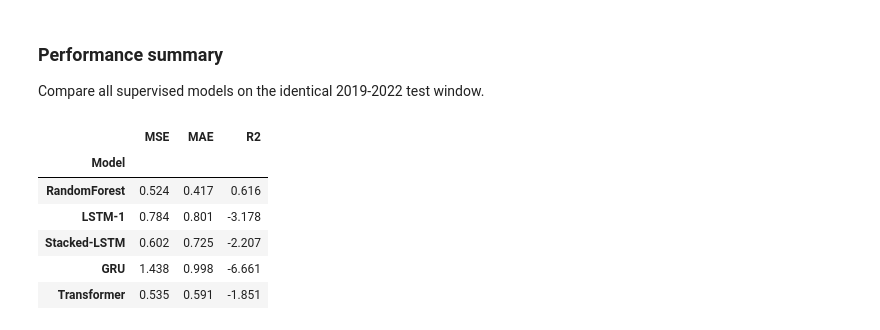
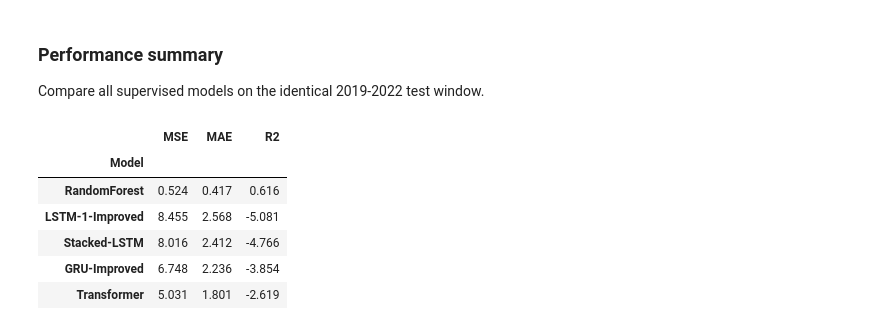
Before and after one commit to virajparmaj/Macroeconomic-Regime-Analysis-Credit-Risk-Forecasting, a Jupyter notebook: notebooks/viraj/p2_models.ipynb, the cells around one changed output. Saved outputs shown, nothing was run; the diff lists cells and outputs as text; code cells hidden in the pictures.

```diff
--- a/notebooks/viraj/p2_models.ipynb
+++ b/notebooks/viraj/p2_models.ipynb
@@ -180,7 +175,8 @@ The feature cube will include:
 from utilities.functions import make_sequences, fit_scaler
 
 soft_cols   = [c for c in df.columns if c.startswith("Regime_Prob_")]
-seq_features = base_feats + soft_cols + ['Credit_Spread']   # include current spread
+seq_features = base_feats + soft_cols   # ← drop 'Credit_Spread' here entirely
+
 print("Sequence feature count:", len(seq_features))
 
 # --- scaling (fit on train only)
@@ -281,17 +290,18 @@ from tensorflow.keras.callbacks import EarlyStopping, ReduceLROnPlateau, ModelCh
 
 # 4-C  Callbacks
 cb = [
-    EarlyStopping(patience=15, restore_best_weights=True),
-    ReduceLROnPlateau(patience=7, factor=0.2, min_lr=1e-5),
+    EarlyStopping(patience=20, restore_best_weights=True),
+    ReduceLROnPlateau(patience=10, factor=0.5, min_lr=1e-6),
     ModelCheckpoint(DL_MODEL_DIR+"lstm1_best.keras", save_best_only=True)
 ]
 # %%
-# 4-D  Fit
+# ── 4-D  Fit
 hist1 = model1.fit(
     X_train_seq, y_train_seq,
     validation_split=0.15,
-    epochs=EPOCHS, batch_size=BATCH_SIZE,
-    callbacks=cb,    # ← now cb is defined
+    epochs=EPOCHS,              # e.g. 100+
+    batch_size=BATCH_SIZE,      # e.g. 32
+    callbacks=cb,
     verbose=2
 )
 # %% [output]
@@ -498,17 +1028,17 @@ print(f"[Transformer] MSE={mse4:.3f} MAE={mae4:.3f} R²={r24:.3f}")
 Compare all supervised models on the identical 2019-2022 test window.
 # %%
 summary = pd.DataFrame({
-    "Model": ["RandomForest","LSTM-1","Stacked-LSTM","GRU","Transformer"],
-    "MSE"  : [0.524, mse1, mse2, mse3, mse4],
-    "MAE"  : [0.417, mae1, mae2, mae3, mae4],
-    "R2"   : [0.616, r21,  r22,  r23,  r24]
+    "Model": ["RandomForest","LSTM-1-Improved","Stacked-LSTM","GRU-Improved","Transformer"],
+    "MSE":  [0.524, mse1,     mse2_final, mse3,     mse4],
+    "MAE":  [0.417, mae1,     mae2_final, mae3,     mae4],
+    "R2":   [0.616, r21,      r22_final,  r23,      r24]
 }).set_index("Model")
 display(summary.style.format("{:.3f}"))
 # %% [output]
 |  | MSE | MAE | R2 |
 | Model |  |  |  |
 | RandomForest | 0.524 | 0.417 | 0.616 |
-| LSTM-1 | 0.784 | 0.801 | -3.178 |
-| Stacked-LSTM | 0.602 | 0.725 | -2.207 |
-| GRU | 1.438 | 0.998 | -6.661 |
-| Transformer | 0.535 | 0.591 | -1.851 |
+| LSTM-1-Improved | 8.455 | 2.568 | -5.081 |
+| Stacked-LSTM | 8.016 | 2.412 | -4.766 |
+| GRU-Improved | 6.748 | 2.236 | -3.854 |
+| Transformer | 5.031 | 1.801 | -2.619 |
```
Also changed, not shown: parts of 38 cells of this notebook, 4 other files.
